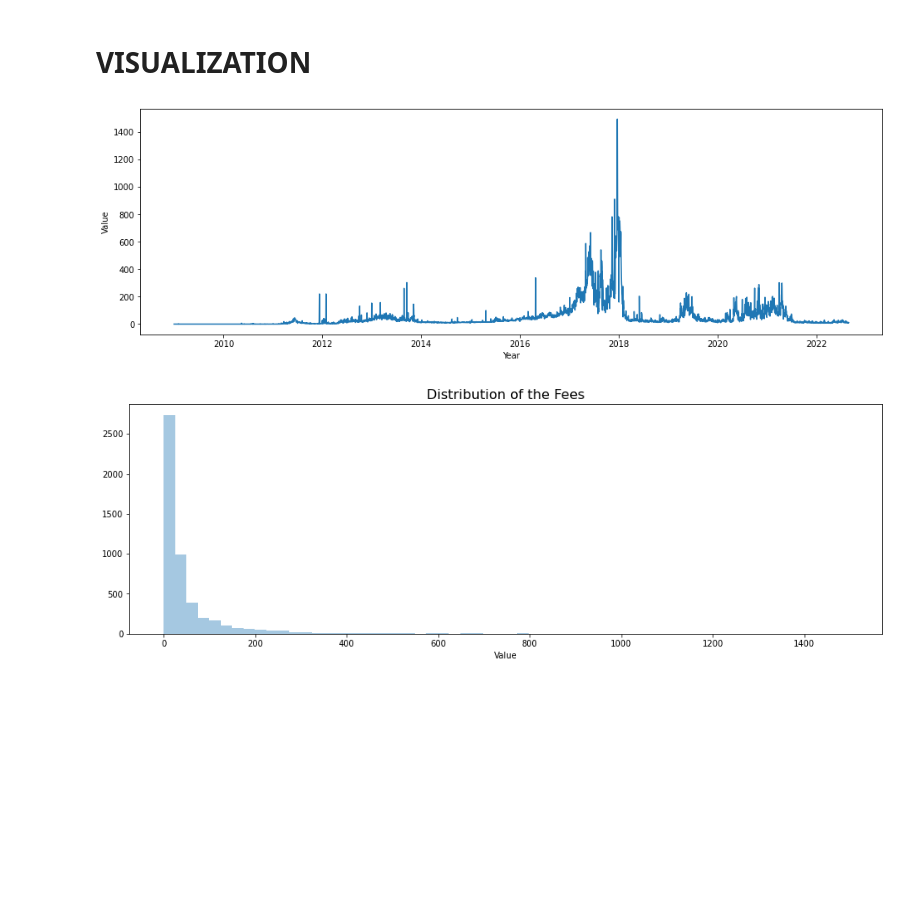
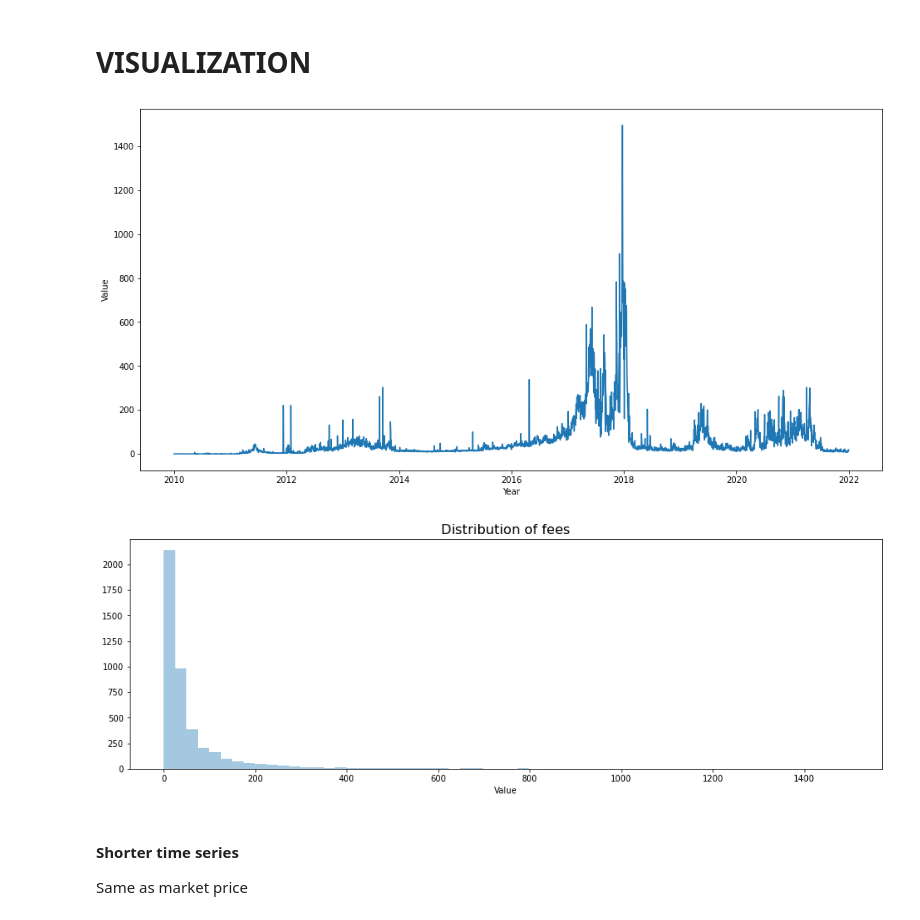
Before and after one commit to CasellaJr/Forecasting-Blockchain-indicators-for-analyzing-BTC-future-price, a Jupyter notebook: Fees.ipynb, the cells around one changed output. Cells and saved outputs as stored; diff of their text form; code cells hidden in the pictures; blank space fills up the shorter version.

Commit message:
finished prediction almost all series

```diff
--- a/Fees.ipynb
+++ b/Fees.ipynb
@@ -35,8 +39,16 @@ fees["Fees (Total)/t"] = pd.to_datetime(fees["Fees (Total)/t"])
 fees = fees.sort_values(by='Fees (Total)/t')
 fees = fees.rename(columns={'Fees (Total)/t': 'Timestamp', 'Fees (Total)/v': 'Value'})
 
+################ RIMUOVO DATE 2009 E 2022
+fees = fees[~(fees['Timestamp'] < '2010-01-01')]
+fees = fees[~(fees['Timestamp'] > '2021-12-31')]
+
+#fixing index
+fees.reset_index(drop=True, inplace=True)
+
+
 #Description
-print(fees.head())
+print(fees)
 print("\nShape is:", fees.shape)
 print("\nSummary of the dataset:")
 fees.describe()
@@ -58,3 +78,6 @@ Are there null values?
 Timestamp    0
 Value        0
 dtype: int64
+# %%
+# Extract years
+fees['year'] = [d.year for d in fees["Timestamp"]]
@@ -61,18 +105,21 @@ dtype: int64
 # %% [markdown]
 # VISUALIZATION
 # %%
-plt.figure(figsize=(16,5))
+plt.figure(figsize=(16,8))
 plt.plot(fees["Timestamp"], fees["Value"])
 plt.gca().set(xlabel="Year", ylabel="Value")
 #scommentare riga giù per visualizzare in scala log
 #plt.yscale('log')
 plt.show()
 # %% [output]
-[figure, old version]
+[figure, new version]
 # %%
 plt.figure(figsize=(16,5))
 sns.distplot(fees["Value"], kde = False, bins = 60)
-plt.title('Distribution of the Fees', fontsize=16)
+plt.title('Distribution of fees', fontsize=16)
 plt.show()
 # %% [output]
-[figure, old version]
+[figure, new version]
+# %% [markdown]
+#### Shorter time series
+Same as market price
```
Also changed, not shown: parts of 104 cells of this notebook, 6 other files.
